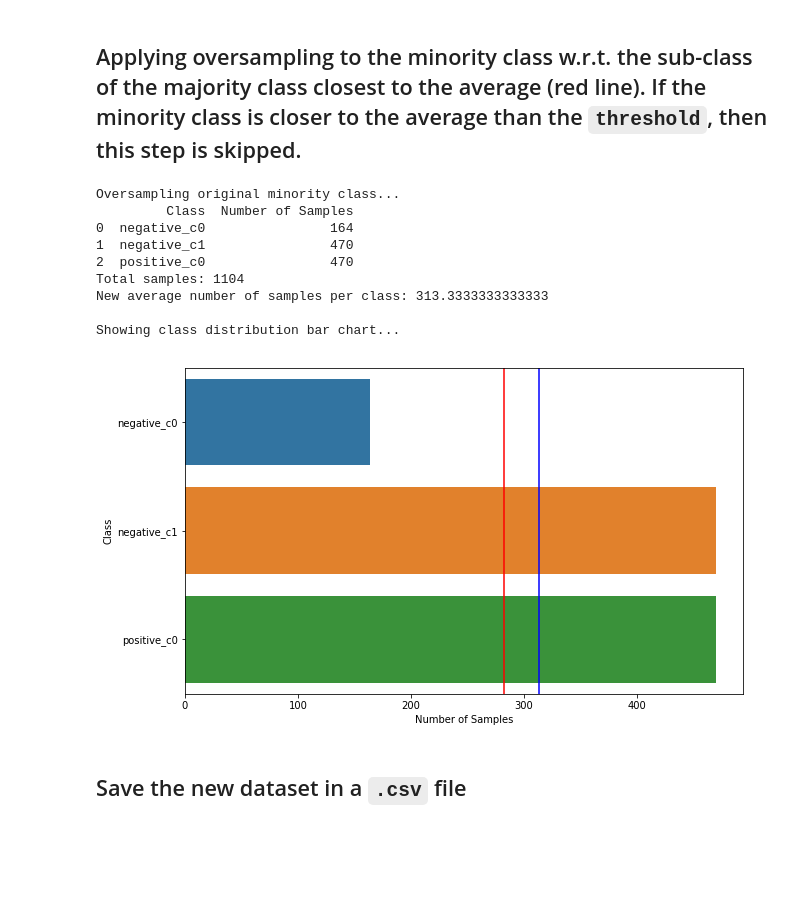
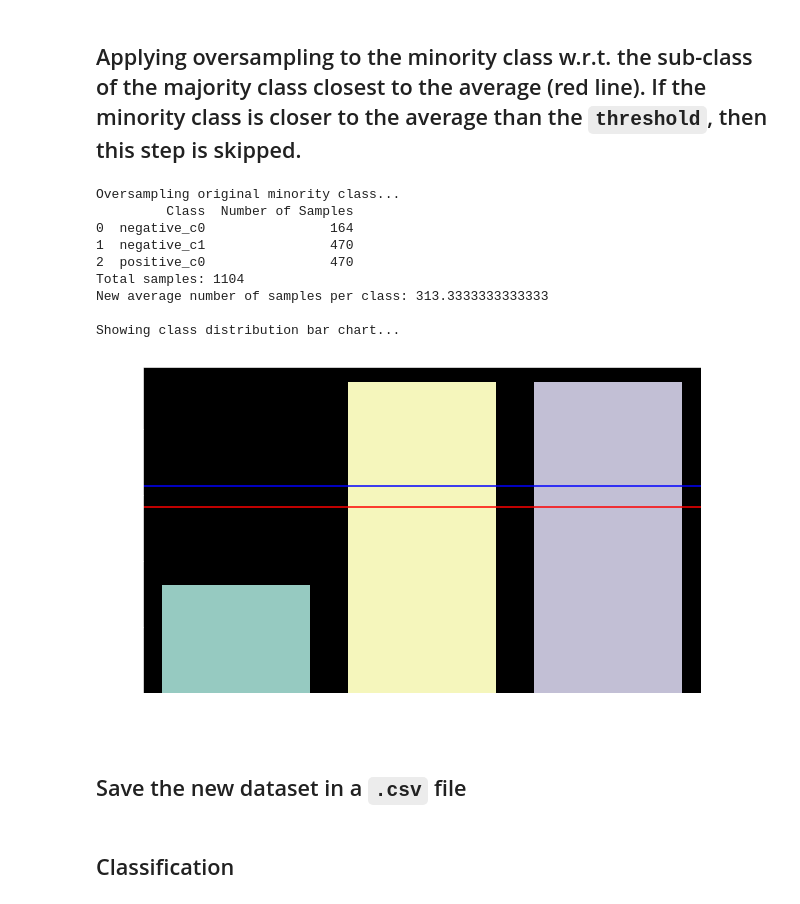
Before and after one commit to carlosfmorenog/CDSMOTE-BINARY, a Jupyter notebook: notebook/demo.ipynb, the cells around one changed output. Drawn from its saved outputs; the diff is of its cells as text; code cells hidden in the pictures; blank space fills up the shorter version.

```diff
--- a/notebook/demo.ipynb
+++ b/notebook/demo.ipynb
@@ -32,6 +31,10 @@ import seaborn as sns
 import matplotlib.pyplot as plt
 from imblearn.over_sampling import SMOTE
 from imblearn.over_sampling import ADASYN
+
+from matplotlib import style
+style.use('dark_background')
+#sns.set(style="whitegrid")
 # %% [markdown]
 ## Input parameters
 # %%
@@ -70,7 +67,8 @@ minority_class = min(set(target), key=target.count)
 ## Plotting the original dataset
 # %%
 %matplotlib inline
-print('Dataset: C'+str(dataset))
+## 3. Plot distribution of original dataset
+print('Dataset: '+str(dataset))
 histo = [['Class','Number of Samples']]
 for i, label1 in enumerate(sorted(list(set(target)))):
     cont = 0
@@ -80,7 +78,7 @@ for i, label1 in enumerate(sorted(list(set(target)))):
     histo.append([label1,cont])
 histo.append(['Total Samples', len(target)])
 ## Save the histogram as a .csv file
-with open('originaldb_classdistribution.csv', 'w', newline='', encoding='utf-8') as csvfile:
+with open('results/originaldb_classdistribution.csv', 'w', newline='', encoding='utf-8') as csvfile:
     filewriter = csv.writer(csvfile, delimiter=',')
     for i, hist in enumerate(histo):
         filewriter.writerow(hist)
@@ -88,11 +86,17 @@ with open('originaldb_classdistribution.csv', 'w', newline='', encoding='utf-8')
 histo_panda = pd.DataFrame.from_records(histo[1:-1], columns=histo[0])
 print(histo_panda)
 print('Total samples: '+str(len(target)))
+## Find IR
+majority_samples = histo_panda.loc[histo_panda['Class'] == majority_class].reset_index()
+minority_samples = histo_panda.loc[histo_panda['Class'] == minority_class].reset_index()
+IR = majority_samples['Number of Samples'][0]/minority_samples['Number of Samples'][0]
+print('Imbalance Ratio (IR): '+str(IR))
 ## Create a histogram using seaborn
-sns_plot = sns.barplot(y="Class", x="Number of Samples", data=histo_panda)
+
+sns_plot = sns.barplot(x="Class", y="Number of Samples", data=histo_panda)
 ## Save the image
 sns_plot.figure.set_size_inches(10, 6)
-sns_plot.figure.savefig('originaldb_barchart'+'.jpg', orientation = 'landscape', dpi = 600)
+sns_plot.figure.savefig('results/originaldb_barchart'+'.jpg', orientation = 'landscape', dpi = 600)
 print('\nShowing class distribution bar chart...')
 plt.show()
 # %% [output]
@@ -180,23 +190,27 @@ Showing class distribution bar chart...
 # %% [markdown]
 ## Applying oversampling to the minority class w.r.t. the sub-class of the majority class closest to the average (red line). If the minority class is closer to the average than the `threshold`, then this step is skipped.
 # %%
-## 1. see if the positive is far from the average (larger than the threshold)
-if abs(average-newclassdist_count[-1])>threshold:
+## 1. See if the minority is far from the average (larger than the threshold)
+flag = 0
+for i,cdclassdist_name in enumerate(cdclassdist_names):
+    if minority_class == cdclassdist_name.split('_')[0]:
+        if abs(average-cdclassdist_count[i])>threshold and average>cdclassdist_count[i]:
+            flag = 1
+            newmin = cdclassdist_name
+if flag ==1:
     print('Oversampling original minority class...')
-    ## 2. calculate new majority class for smote (closest to the average)
+    ## 2. Calculate new majority class (closest to the average and larger than the minority) to use as reference for the oversampling
     c = np.inf
-    newmaj = 0
-    for i,j in enumerate(newclassdist_count[0:-1]):
-        if abs(j-average)<c:
-            c = abs(i-average)
-            newmaj = i
-    majority_class_new = majority_class+'_c'+str(newmaj)
-    minority_class_new = minority_class+'_c0'
+    newmaj = majority_class + '_c0' # gets picked by default if none other accomplishes
+    for i,j in enumerate(cdclassdist_count):
+        if abs(j-average)<c and j>average:
+            c = abs(j-average)
+            newmaj = cdclassdist_names[i]
     ## 3. Create the dataset that only contains the new majority and minority classes
     data_majmin = []
     target_majmin = []
     for m, label in enumerate(target_cd):
-        if label == majority_class_new or label == minority_class_new:
+        if label == newmaj or label == newmin:
             data_majmin.append(data[m])
             target_majmin.append(label)
     if oversampler.lower() == 'smote':
@@ -212,12 +226,12 @@ if abs(average-newclassdist_count[-1])>threshold:
     data_cdsmote = data_over.copy()
     target_cdsmote = target_over.copy()
     for m, label in enumerate(target_cd):
-        if label != minority_class_new and label != majority_class_new:
+        if label != newmin and label != newmaj:
             data_cdsmote.append(data[m])
             target_cdsmote.append(label)
 
 
-    ## Plot distribution after smote
+    ## 5. Plot distribution after smote
     histo = [['Class','Number of Samples']]
     for i, label1 in enumerate(sorted(list(set(target_cdsmote)))):
         cont = 0
@@ -227,45 +241,47 @@ if abs(average-newclassdist_count[-1])>threshold:
         histo.append([label1,cont])
     histo.append(['Total Samples', len(target_cdsmote)])
     ## Save the histogram as a .csv file
-    with open('overdb_classdistribution.csv', 'w', newline='', encoding='utf-8') as csvfile:
+    with open('results/cdsmotedb_classdistribution.csv', 'w', newline='', encoding='utf-8') as csvfile:
         filewriter = csv.writer(csvfile, delimiter=',')
         for i, hist in enumerate(histo):
             filewriter.writerow(hist)
     ## Load as a panda
     histo_panda = pd.DataFrame.from_records(histo[1:-1], columns=histo[0])
     print(histo_panda)
     print('Total samples: '+str(len(target_cdsmote)))
     ## Create a histogram using seaborn
-    sns_plot = sns.barplot(y="Class", x="Number of Samples", data=histo_panda)
+    sns_plot = sns.barplot(x="Class", y="Number of Samples", data=histo_panda)
     ## draw a line depicting the average
     indexesUnique = list(set(target_cdsmote))
     indexesUnique.sort()
     newestclassdist_count = []
     for newestclass in indexesUnique:
          newestclassdist_count.append(target_over.count(newestclass))
     average_new = sum(newestclassdist_count)/len(newestclassdist_count)
     print('New average number of samples per class:', average_new)
-    plt.axvline(average, color='red')
-    plt.axvline(average_new, color='blue')
+    plt.axhline(average, color='red')
+    plt.axhline(average_new, color='blue')
     ## Save the image
     sns_plot.figure.set_size_inches(10, 6)
-    sns_plot.figure.savefig('overdb_barchart'+'.jpg', orientation = 'landscape', dpi = 600)
+    sns_plot.figure.savefig('results/cdsmotedb_barchart'+'.jpg', orientation = 'landscape', dpi = 600)
     print('\nShowing class distribution bar chart...')
     plt.show()
 
 else:
+    data_cdsmote = data.copy()
+    target_cdsmote = target_cd.copy()
     print('Original minority class is close to average. No oversampling needed.')
 # %% [output]
 Oversampling original minority class...
          Class  Number of Samples
 0  negative_c0                164
 1  negative_c1                470
 2  positive_c0                470
 Total samples: 1104
 New average number of samples per class: 313.3333333333333
 
 Showing class distribution bar chart...
-[figure, old version]
+[figure, new version]
 # %% [markdown]
 ## Save the new dataset in a `.csv` file
 # %%
@@ -276,3 +292,5 @@ with open('C'+str(dataset)+'_'+classdecomp+'_'+oversampler+'_ktype='+k_type+'_'+
         row = data_cdsmote[j].copy()
         row.append(target_cdsmote[j])
         filewriter.writerow(row)
+# %% [markdown]
+## Classification
```
Also changed, not shown: parts of 8 cells of this notebook.
